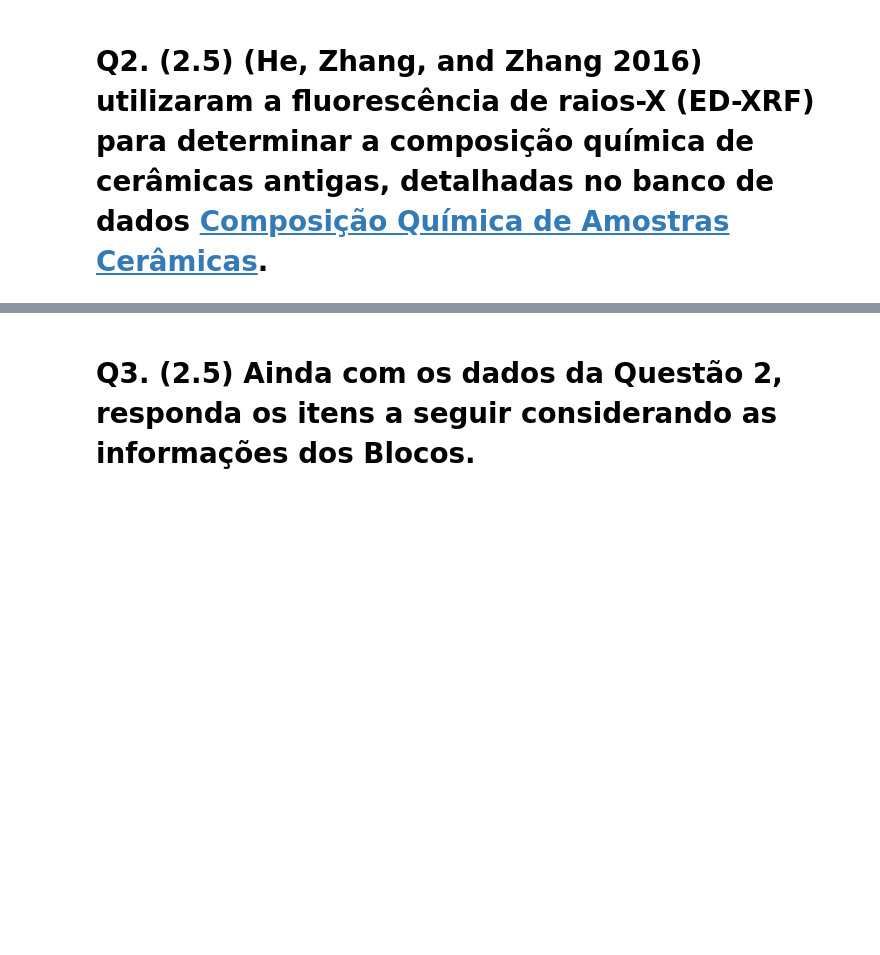
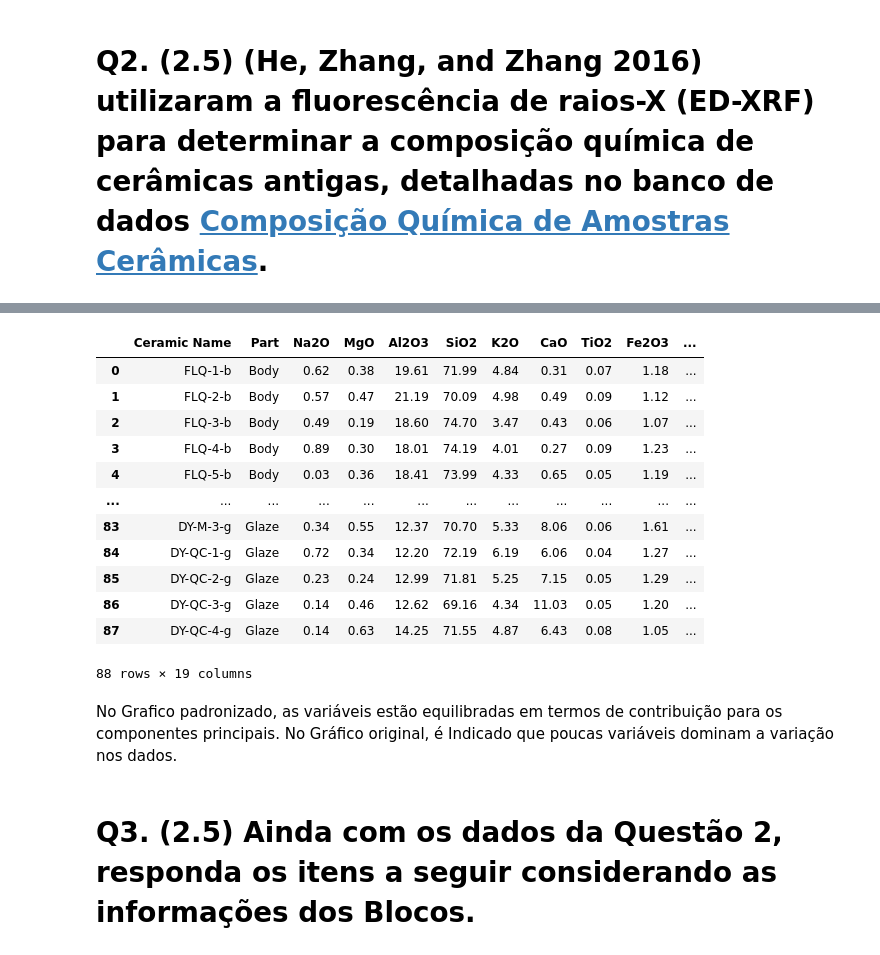
Before and after one commit to MarnieGrenat/Analise-Multivariada, a Jupyter notebook: TDE3/main.ipynb, the cells around one changed output, grey strips where cells are left out. Drawn from its saved outputs; the diff is of its cells as text; code cells hidden in the pictures; blank space fills up the shorter version.

```diff
--- a/TDE3/main.ipynb
+++ b/TDE3/main.ipynb
@@ -152,2 +136,22 @@ e. (0.5) Considerando o gráfico das duas primeira componentes principais do BLO
+# %%
+bloco_2E = pd.read_csv('https://filipezabala.com/data/ceramic.csv')
+bloco_2E
+# %% [output]
+|  | Ceramic Name | Part | Na2O | MgO | Al2O3 | SiO2 | K2O | CaO | TiO2 | Fe2O3 | ... |
+| 0 | FLQ-1-b | Body | 0.62 | 0.38 | 19.61 | 71.99 | 4.84 | 0.31 | 0.07 | 1.18 | ... |
+| 1 | FLQ-2-b | Body | 0.57 | 0.47 | 21.19 | 70.09 | 4.98 | 0.49 | 0.09 | 1.12 | ... |
+| 2 | FLQ-3-b | Body | 0.49 | 0.19 | 18.60 | 74.70 | 3.47 | 0.43 | 0.06 | 1.07 | ... |
+| 3 | FLQ-4-b | Body | 0.89 | 0.30 | 18.01 | 74.19 | 4.01 | 0.27 | 0.09 | 1.23 | ... |
+| 4 | FLQ-5-b | Body | 0.03 | 0.36 | 18.41 | 73.99 | 4.33 | 0.65 | 0.05 | 1.19 | ... |
+| ... | ... | ... | ... | ... | ... | ... | ... | ... | ... | ... | ... |
+| 83 | DY-M-3-g | Glaze | 0.34 | 0.55 | 12.37 | 70.70 | 5.33 | 8.06 | 0.06 | 1.61 | ... |
+| 84 | DY-QC-1-g | Glaze | 0.72 | 0.34 | 12.20 | 72.19 | 6.19 | 6.06 | 0.04 | 1.27 | ... |
+| 85 | DY-QC-2-g | Glaze | 0.23 | 0.24 | 12.99 | 71.81 | 5.25 | 7.15 | 0.05 | 1.29 | ... |
+| 86 | DY-QC-3-g | Glaze | 0.14 | 0.46 | 12.62 | 69.16 | 4.34 | 11.03 | 0.05 | 1.20 | ... |
+| 87 | DY-QC-4-g | Glaze | 0.14 | 0.63 | 14.25 | 71.55 | 4.87 | 6.43 | 0.08 | 1.05 | ... |
+88 rows × 19 columns
+# %% [markdown]
+No Grafico padronizado, as variáveis estão equilibradas em termos de contribuição para os componentes principais.
+No Gráfico original, é Indicado que poucas variáveis dominam a variação nos dados.
 # %% [markdown]
 # Q3. (2.5) Ainda com os dados da Questão 2, responda os itens a seguir considerando as informações dos Blocos.
```
Also changed, not shown: parts of 52 cells of this notebook.
